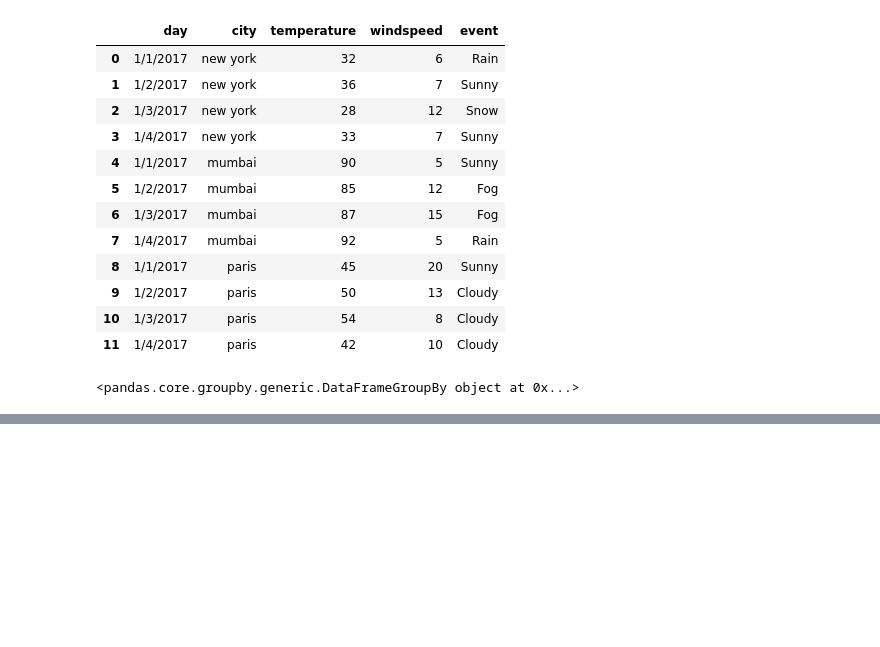
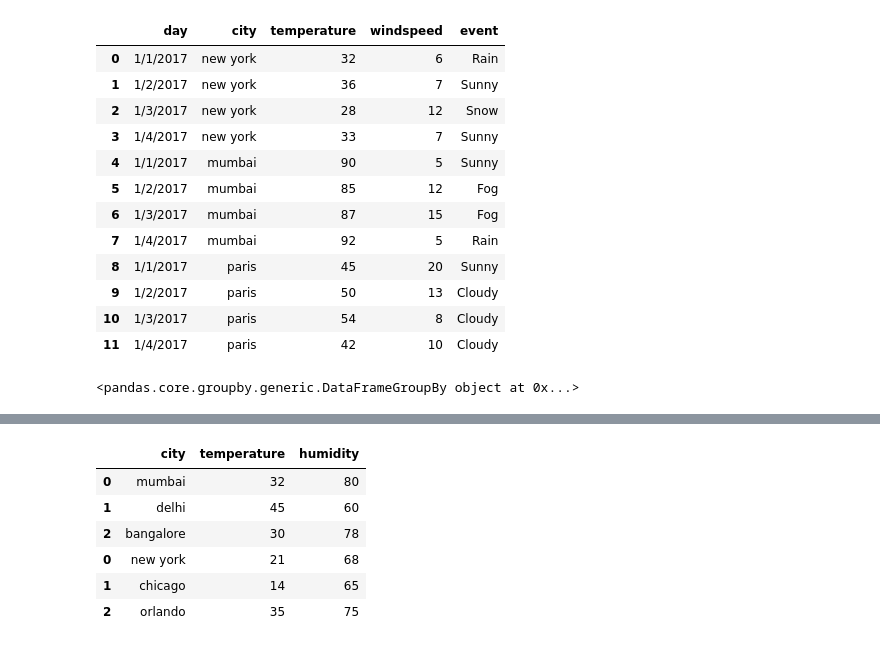
Before and after one commit to AshiBarman/Python, a Jupyter notebook: Python_Project/pandas_dataframe.ipynb, the cells around one changed output, grey strips where cells are left out. Drawn from its saved outputs; the diff is of its cells as text; code cells hidden in the pictures; blank space fills up the shorter version.

```diff
--- a/Python_Project/pandas_dataframe.ipynb
+++ b/Python_Project/pandas_dataframe.ipynb
@@ -173,0 +260,11 @@ p
+# %%
+df=pd.concat([india_weather,us_weather])
+df
+# %% [output]
+|  | city | temperature | humidity |
+| 0 | mumbai | 32 | 80 |
+| 1 | delhi | 45 | 60 |
+| 2 | bangalore | 30 | 78 |
+| 0 | new york | 21 | 68 |
+| 1 | chicago | 14 | 65 |
+| 2 | orlando | 35 | 75 |
```
Also changed, not shown: parts of 16 cells of this notebook.
